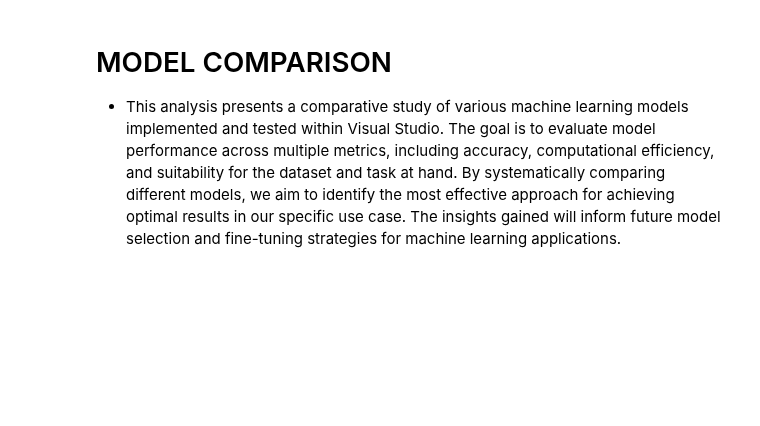
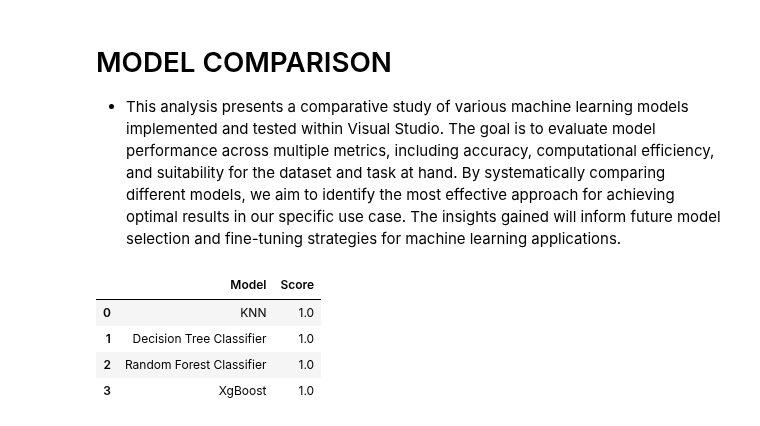
Before and after one commit to Winfry/Hospitali_Rafiki, a Jupyter notebook: KindneyHospital.ipynb, the cells around one changed output. Cells and saved outputs as stored; diff of their text form; code cells hidden in the pictures; blank space fills up the shorter version.

```diff
--- a/KindneyHospital.ipynb
+++ b/KindneyHospital.ipynb
@@ -826,5 +826,13 @@ Precision Score: 0.000
 # %%
 models = pd.DataFrame({
     'Model' : [ 'KNN', 'Decision Tree Classifier','Random Forest Classifier','XgBoost'],
     'Score' : [knn_acc, dtc_acc, rfc_acc, xgb_acc]
 })
+
+models.sort_values(by = 'Score', ascending = False)
+# %% [output]
+|  | Model | Score |
+| 0 | KNN | 1.0 |
+| 1 | Decision Tree Classifier | 1.0 |
+| 2 | Random Forest Classifier | 1.0 |
+| 3 | XgBoost | 1.0 |
```
Also changed, not shown: parts of 2 cells of this notebook.
